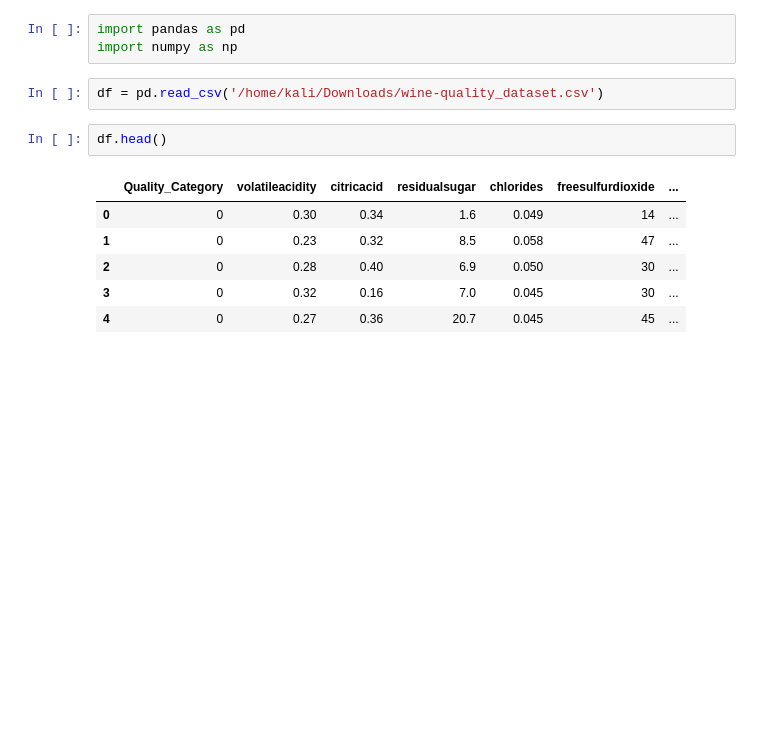
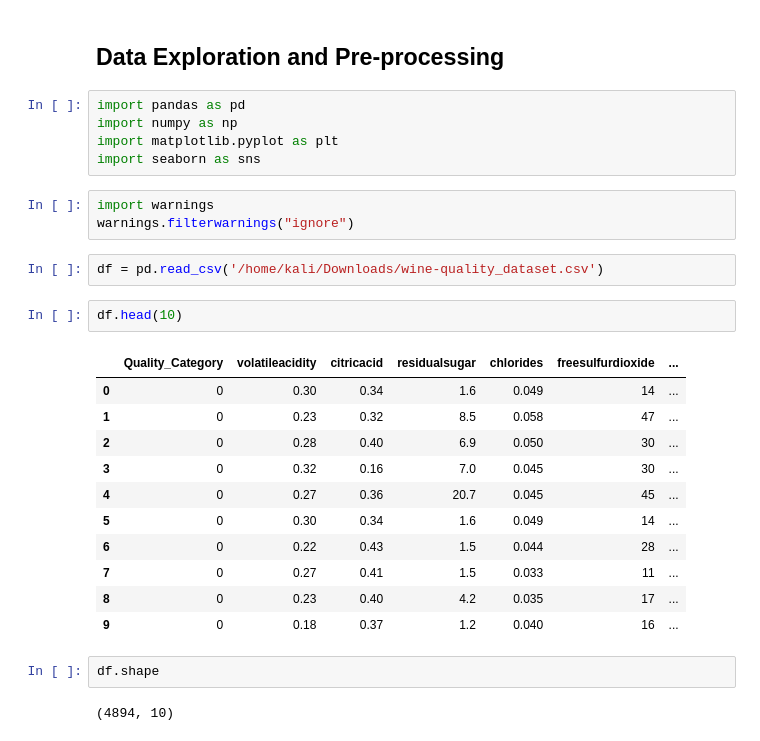
Before and after one commit to ABHI1766/wine_quality_analysis, a Jupyter notebook: EDA.ipynb, the cells around one changed output. Drawn from its saved outputs; the diff is of its cells as text; blank space fills up the shorter version.

Commit message:
Data Exploration and Pre-processing

```diff
--- a/EDA.ipynb
+++ b/EDA.ipynb
@@ -1,14 +10,30 @@
+# %% [markdown]
+## Data Exploration and Pre-processing
 # %%
 import pandas as pd
 import numpy as np
+import matplotlib.pyplot as plt
+import seaborn as sns
+# %%
+import warnings
+warnings.filterwarnings("ignore")
 # %%
 df = pd.read_csv('/home/kali/Downloads/wine-quality_dataset.csv')
 # %%
-df.head()
+df.head(10)
 # %% [output]
 |  | Quality_Category | volatileacidity | citricacid | residualsugar | chlorides | freesulfurdioxide | ... |
 | 0 | 0 | 0.30 | 0.34 | 1.6 | 0.049 | 14 | ... |
 | 1 | 0 | 0.23 | 0.32 | 8.5 | 0.058 | 47 | ... |
 | 2 | 0 | 0.28 | 0.40 | 6.9 | 0.050 | 30 | ... |
 | 3 | 0 | 0.32 | 0.16 | 7.0 | 0.045 | 30 | ... |
 | 4 | 0 | 0.27 | 0.36 | 20.7 | 0.045 | 45 | ... |
+| 5 | 0 | 0.30 | 0.34 | 1.6 | 0.049 | 14 | ... |
+| 6 | 0 | 0.22 | 0.43 | 1.5 | 0.044 | 28 | ... |
+| 7 | 0 | 0.27 | 0.41 | 1.5 | 0.033 | 11 | ... |
+| 8 | 0 | 0.23 | 0.40 | 4.2 | 0.035 | 17 | ... |
+| 9 | 0 | 0.18 | 0.37 | 1.2 | 0.040 | 16 | ... |
+# %%
+df.shape
+# %% [output]
+(4894, 10)
```
Also changed, not shown: parts of 27 cells of this notebook, 6 other files.
